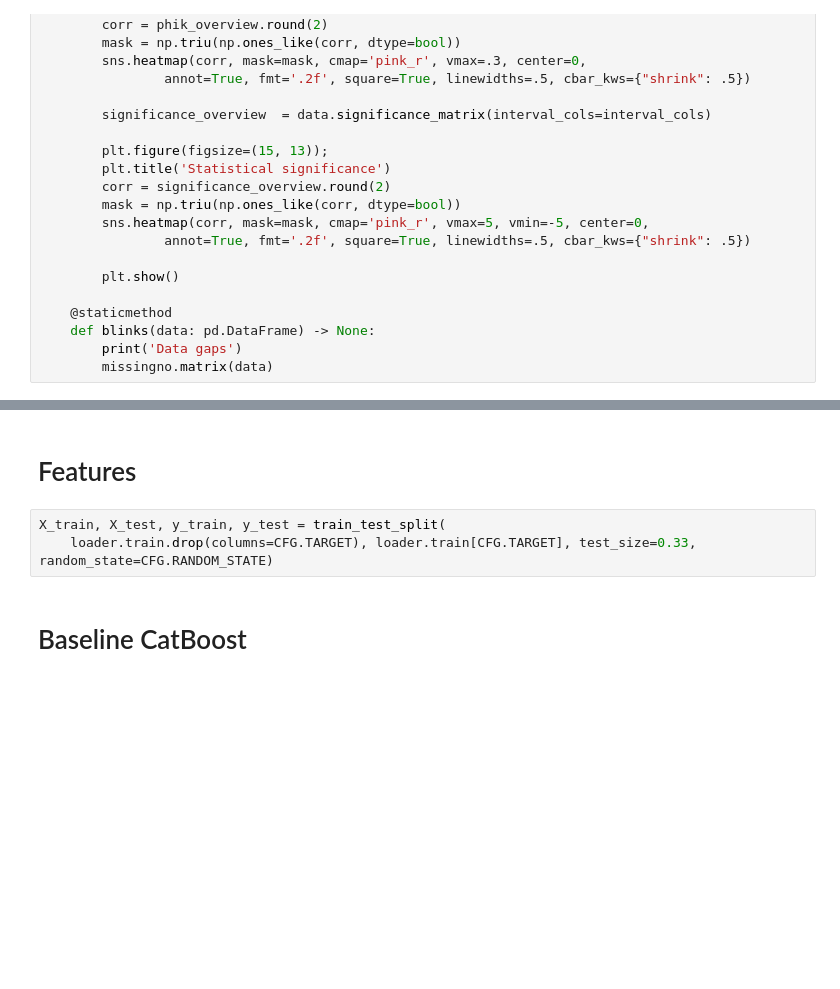
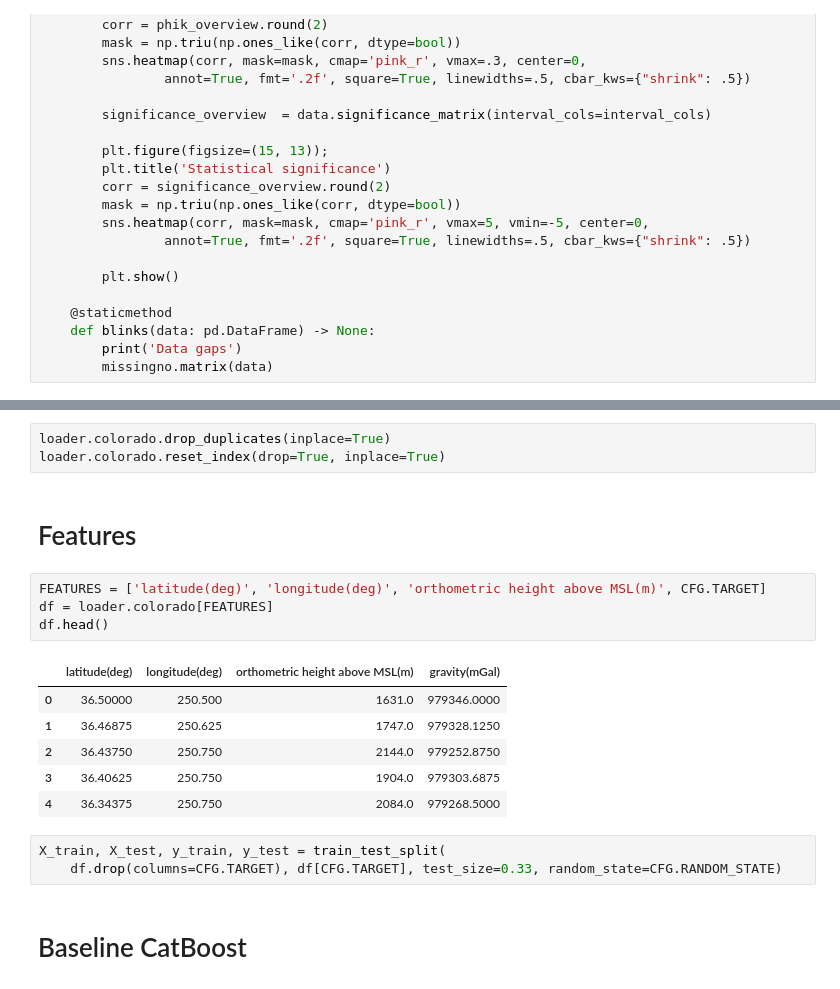
Before and after one commit to LoSG-GNSS/NN-Grav, a Jupyter notebook: main.ipynb, the cells around one changed output, grey strips where cells are left out. Drawn from its saved outputs; the diff is of its cells as text; blank space fills up the shorter version.

```diff
--- a/main.ipynb
+++ b/main.ipynb
@@ -398,8 +396,22 @@ loader.train.describe().T\
+# %%
+loader.colorado.drop_duplicates(inplace=True)
+loader.colorado.reset_index(drop=True, inplace=True)
 # %% [markdown]
 # Features
+# %%
+FEATURES = ['latitude(deg)', 'longitude(deg)', 'orthometric height above MSL(m)', CFG.TARGET]
+df = loader.colorado[FEATURES]
+df.head()
+# %% [output]
+|  | latitude(deg) | longitude(deg) | orthometric height above MSL(m) | gravity(mGal) |
+| 0 | 36.50000 | 250.500 | 1631.0 | 979346.0000 |
+| 1 | 36.46875 | 250.625 | 1747.0 | 979328.1250 |
+| 2 | 36.43750 | 250.750 | 2144.0 | 979252.8750 |
+| 3 | 36.40625 | 250.750 | 1904.0 | 979303.6875 |
+| 4 | 36.34375 | 250.750 | 2084.0 | 979268.5000 |
 # %%
 X_train, X_test, y_train, y_test = train_test_split(
-    loader.train.drop(columns=CFG.TARGET), loader.train[CFG.TARGET], test_size=0.33, random_state=CFG.RANDOM_STATE)
+    df.drop(columns=CFG.TARGET), df[CFG.TARGET], test_size=0.33, random_state=CFG.RANDOM_STATE)
 # %% [markdown]
 # Baseline CatBoost
 # %%
```
Also changed, not shown: parts of 36 cells of this notebook, 1 other file.
